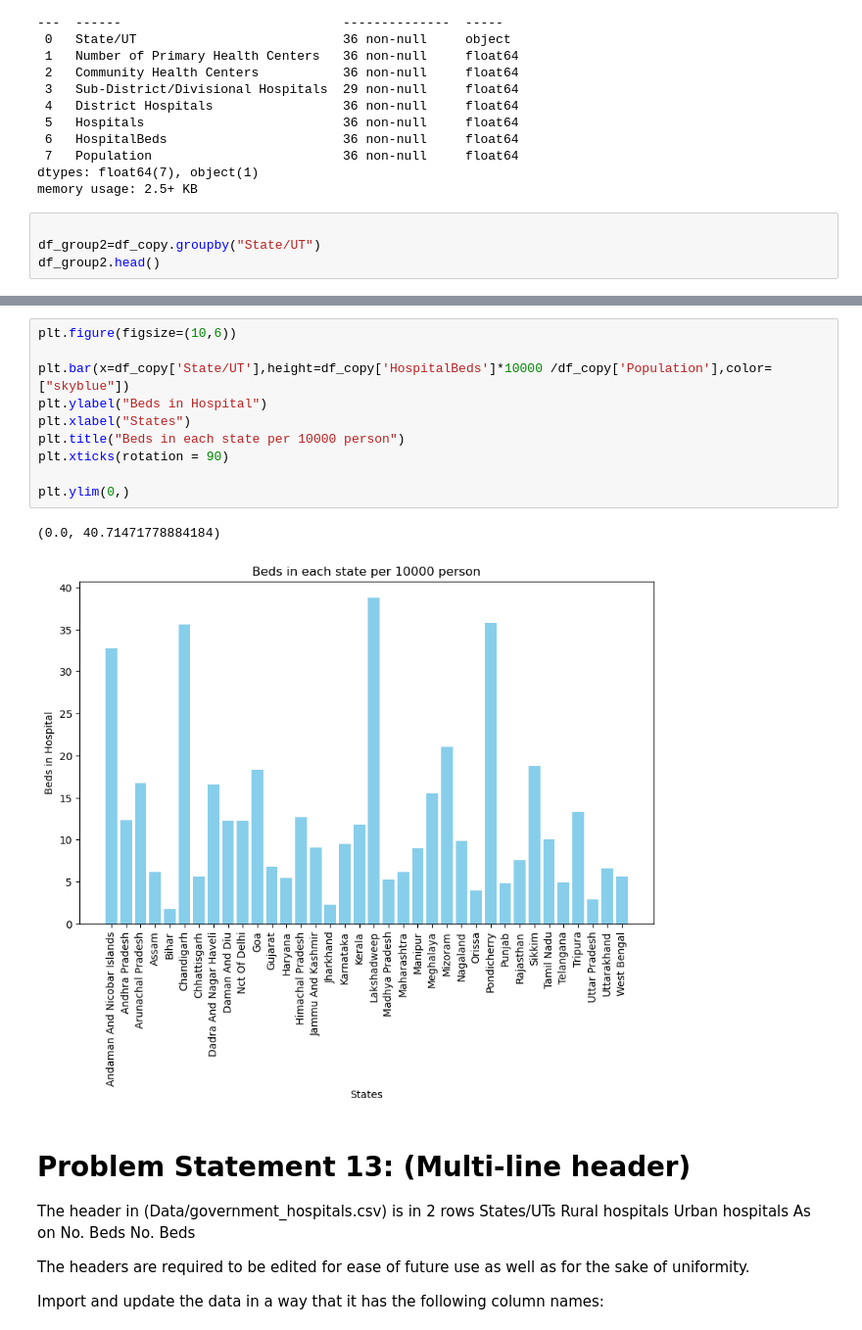
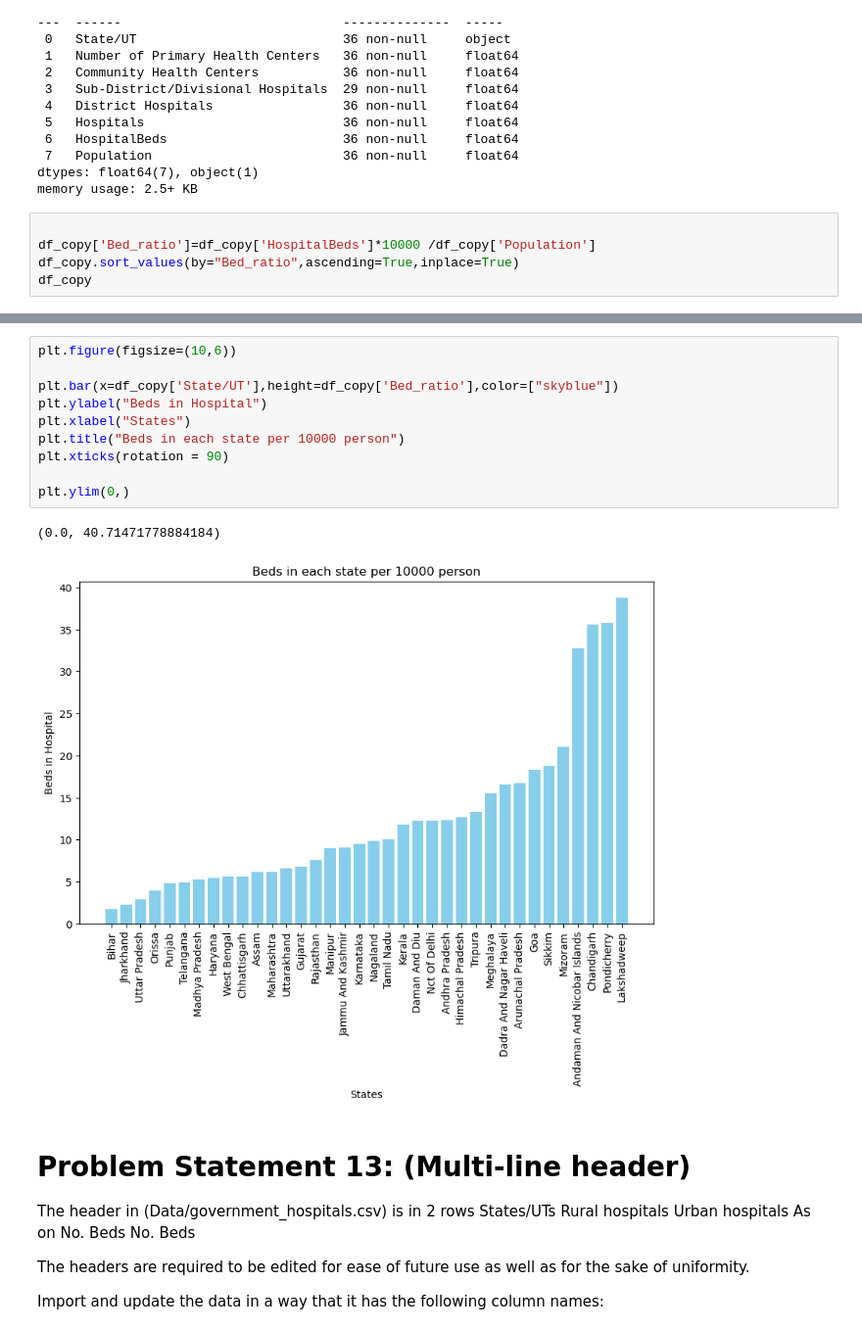
Before and after one commit to LokeshKumar4/Analysis_Census_healthcare, a Jupyter notebook: project1.ipynb, the cells around one changed output, grey strips where cells are left out. Shown at 98% size. Saved outputs shown, nothing was run; the diff lists cells and outputs as text.

```diff
--- a/project1.ipynb
+++ b/project1.ipynb
@@ -1566,7 +1568,8 @@ dtypes: float64(7), object(1)
 memory usage: 2.5+ KB
 # %%
 
-df_group2=df_copy.groupby("State/UT")
-df_group2.head()
+df_copy['Bed_ratio']=df_copy['HospitalBeds']*10000 /df_copy['Population']
+df_copy.sort_values(by="Bed_ratio",ascending=True,inplace=True)
+df_copy
 # %% [output]
 |  | State/UT | Number of Primary Health Centers | Community Health Centers | Sub-District/Divisional Hospitals | District Hospitals | ... |
@@ -1589,16 +1592,16 @@ df_group2.head()
 # %%
 plt.figure(figsize=(10,6))
 
-plt.bar(x=df_copy['State/UT'],height=df_copy['HospitalBeds']*10000 /df_copy['Population'],color=["skyblue"])
+plt.bar(x=df_copy['State/UT'],height=df_copy['Bed_ratio'],color=["skyblue"])
 plt.ylabel("Beds in Hospital")
 plt.xlabel("States")
 plt.title("Beds in each state per 10000 person")
 plt.xticks(rotation = 90)
 
 plt.ylim(0,)
 # %% [output]
 (0.0, 40.71471778884184)
-[figure, old version]
+[figure, new version]
 # %% [markdown]
 # Problem Statement 13: (Multi-line header)
 The header in (Data/government_hospitals.csv) is in 2 rows
```
Also changed, not shown: parts of 50 cells of this notebook, 2 other files.
